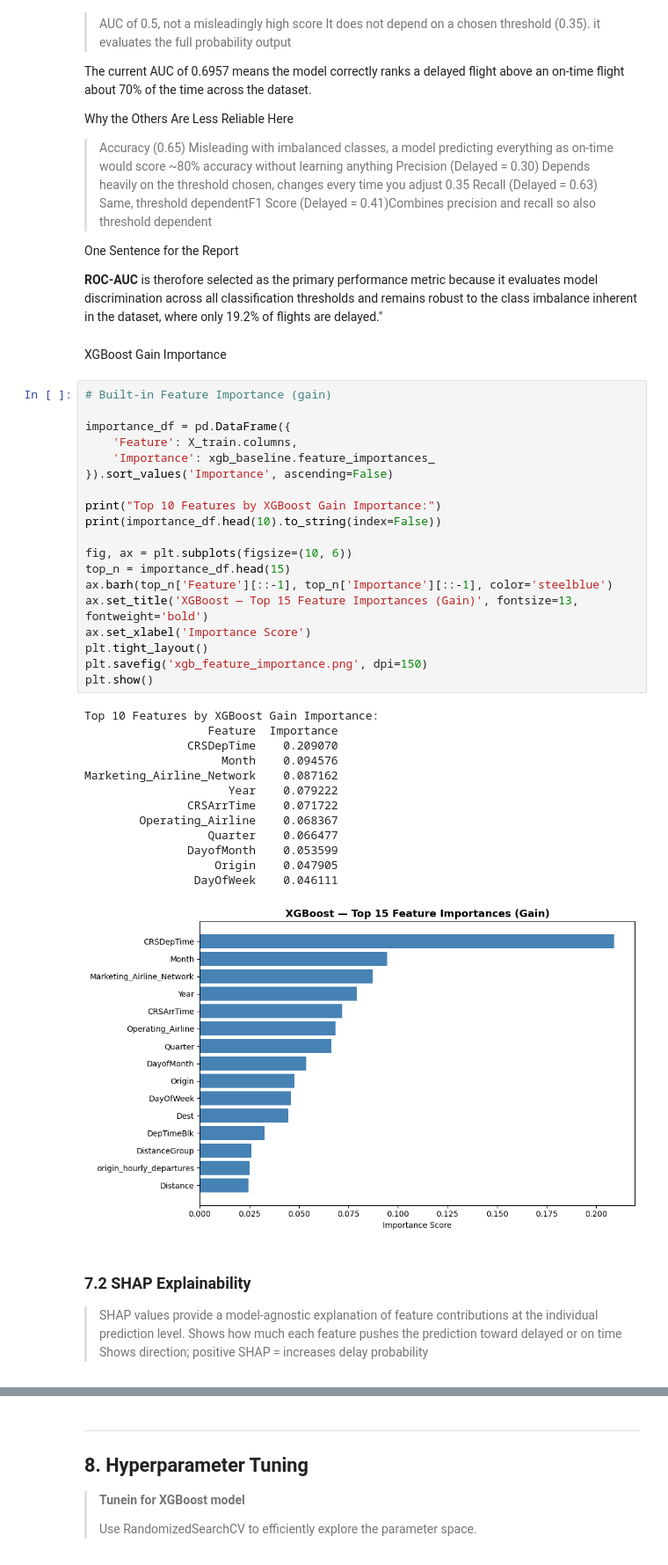
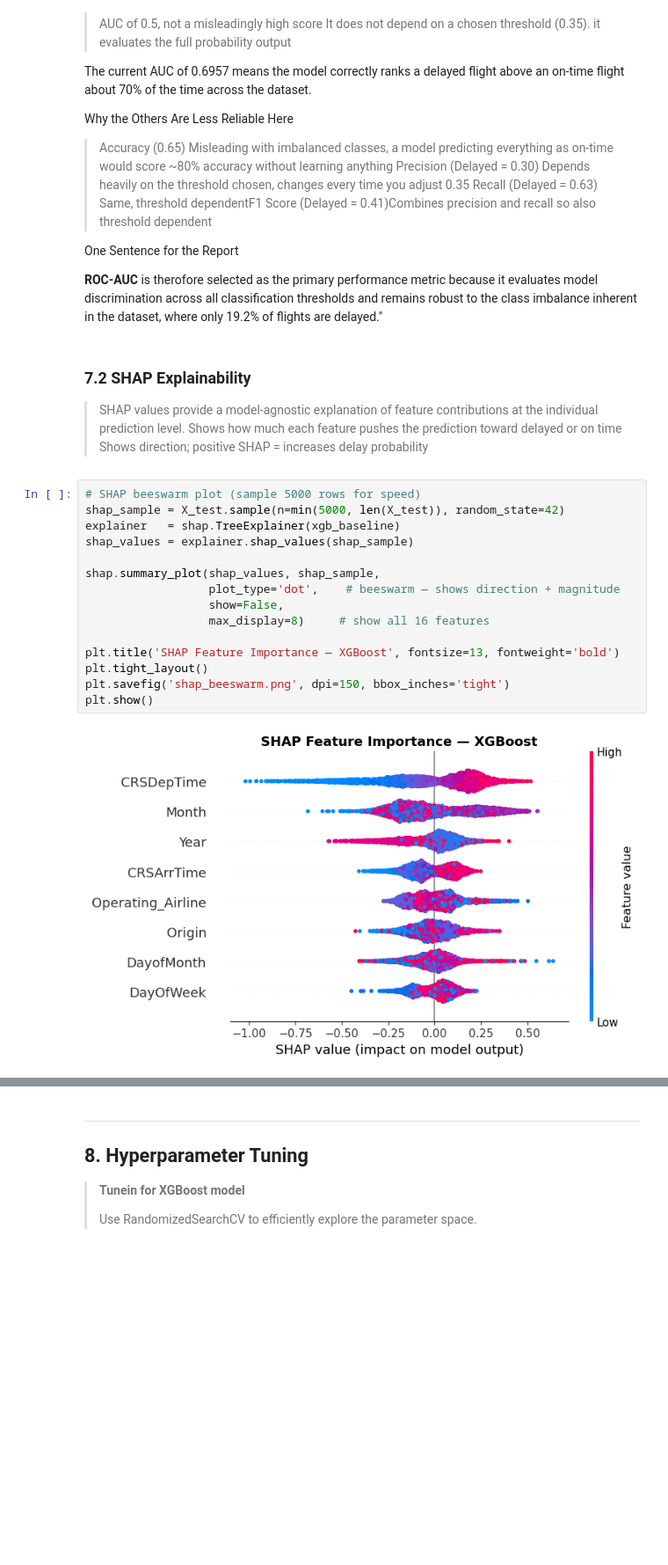
Before and after one commit to pdansoabiam/pda_flight_predictor, a Jupyter notebook: XGBoost_ML_final_project_aap_colab.ipynb, the cells around one changed output, grey strips where cells are left out. Shown at 88% size. Drawn from its saved outputs; the diff is of its cells as text; blank space fills up the shorter version.

```diff
--- a/XGBoost_ML_final_project_aap_colab.ipynb
+++ b/XGBoost_ML_final_project_aap_colab.ipynb
@@ -730,47 +816,28 @@ Why the Others Are Less Reliable Here
 One Sentence for the Report
 
 **ROC-AUC** is therofore selected as the primary performance metric because it evaluates model discrimination across all classification thresholds and remains robust to the class imbalance inherent in the dataset, where only 19.2% of flights are delayed."
-# %% [markdown]
-
-XGBoost Gain Importance
-# %%
-# Built-in Feature Importance (gain)
-
-importance_df = pd.DataFrame({
-    'Feature': X_train.columns,
-    'Importance': xgb_baseline.feature_importances_
-}).sort_values('Importance', ascending=False)
-
-print("Top 10 Features by XGBoost Gain Importance:")
-print(importance_df.head(10).to_string(index=False))
-
-fig, ax = plt.subplots(figsize=(10, 6))
-top_n = importance_df.head(15)
-ax.barh(top_n['Feature'][::-1], top_n['Importance'][::-1], color='steelblue')
-ax.set_title('XGBoost — Top 15 Feature Importances (Gain)', fontsize=13, fontweight='bold')
-ax.set_xlabel('Importance Score')
-plt.tight_layout()
-plt.savefig('xgb_feature_importance.png', dpi=150)
-plt.show()
-# %% [output]
-Top 10 Features by XGBoost Gain Importance:
-                  Feature  Importance
-               CRSDepTime    0.209070
-                    Month    0.094576
-Marketing_Airline_Network    0.087162
-                     Year    0.079222
-               CRSArrTime    0.071722
-        Operating_Airline    0.068367
-                  Quarter    0.066477
-               DayofMonth    0.053599
-                   Origin    0.047905
-                DayOfWeek    0.046111
-[figure, removed]
 # %% [markdown]
 ### 7.2 SHAP Explainability
 > SHAP values provide a model-agnostic explanation of feature contributions at the individual prediction level.
 >Shows how much each feature pushes the prediction toward delayed or on time
 >Shows direction; positive SHAP = increases delay probability
+# %%
+# SHAP beeswarm plot (sample 5000 rows for speed)
+shap_sample = X_test.sample(n=min(5000, len(X_test)), random_state=42)
+explainer   = shap.TreeExplainer(xgb_baseline)
+shap_values = explainer.shap_values(shap_sample)
+
+shap.summary_plot(shap_values, shap_sample,
+                  plot_type='dot',    # beeswarm — shows direction + magnitude
+                  show=False,
+                  max_display=8)     # show all 16 features
+
+plt.title('SHAP Feature Importance — XGBoost', fontsize=13, fontweight='bold')
+plt.tight_layout()
+plt.savefig('shap_beeswarm.png', dpi=150, bbox_inches='tight')
+plt.show()
+# %% [output]
+[figure, added]
 # %%
 # SHAP summary plot (sample 5000 rows for speed)
 
```
Also changed, not shown: parts of 28 cells of this notebook.
